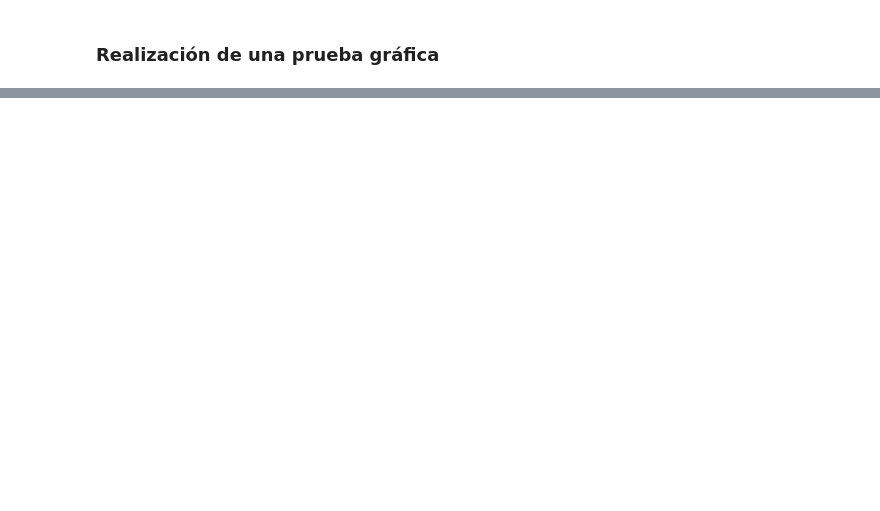
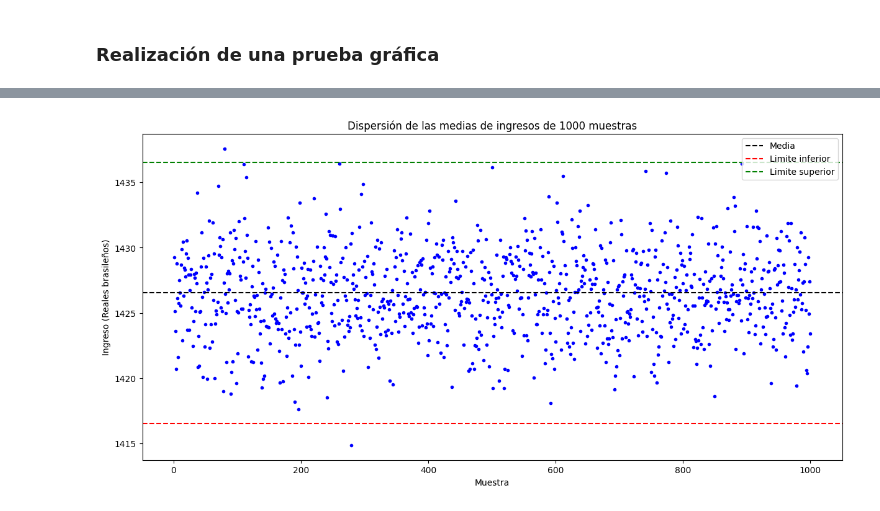
Before and after one commit to JLuceroVasquez/estadistica-con-python-probabilidad-y-muestreo, a Jupyter notebook: notebook-del-curso.ipynb, the cells around one changed output, grey strips where cells are left out. Saved outputs shown, nothing was run; the diff lists cells and outputs as text; code cells hidden in the pictures; blank space fills up the shorter version.

```diff
--- a/notebook-del-curso.ipynb
+++ b/notebook-del-curso.ipynb
@@ -1489,0 +1472,3 @@ Estamos estudiando **los ingresos mensuales de los jefes de hogar con ingresos d
+# %%
+media_ingresos_5000 = ingresos_5000.mean()
+"{:.2f}".format(media_ingresos_5000)
@@ -1489,0 +1477,3 @@ Estamos estudiando **los ingresos mensuales de los jefes de hogar con ingresos d
+# %%
+sigma_ingresos_5000 = ingresos_5000.std()
+"{:.2f}".format(sigma_ingresos_5000)
@@ -1492,2 +1494,5 @@ Estamos estudiando **los ingresos mensuales de los jefes de hogar con ingresos d
 # %% [markdown]
 ### Calcular el intervalo de confianza para la media
+# %%
+intervalo_confianza_ingresos_5000 = norm.interval(confidence=0.95, loc= media_ingresos_5000, scale=sigma_ingresos_5000/np.sqrt(muestra_ingresos_5000))
+"{:.2f}; {:.2f}".format(intervalo_confianza_ingresos_5000[0], intervalo_confianza_ingresos_5000[1])
@@ -1494,2 +1501,16 @@ Estamos estudiando **los ingresos mensuales de los jefes de hogar con ingresos d
 # %% [markdown]
 ### Realización de una prueba gráfica
+# %%
+#Se realiza una simulación de 1000 muestreos, de tamaño 45039.
+simulaciones = 1000
+
+'''
+Se crea una lista con las medias de las 1000 simulaciones, correspondiendo cada
+promedio a una muestra de tamaño 45039.
+'''
+muestras = [ingresos_5000.sample(n= muestra_ingresos_5000).mean() for i in range(simulaciones)]
+
+#Se crea un dataframe "muestras" con la lista de medias.
+#Se nombra la columna del df como "Medias", y se establece un índice que va de 1 a 1000.
+muestras = pd.DataFrame(data={"Medias":muestras}, index=range(1,simulaciones+1))
+muestras.head()
@@ -1495,0 +1524,23 @@ Estamos estudiando **los ingresos mensuales de los jefes de hogar con ingresos d
+# %%
+#Se crea un gráfico de dispersión, que marca en negro el promedio y en rojo los límites del intervalo de confianza al 95%
+
+#Se crea el lienzo y eje asignando ambos a variables.
+fig, ax = plt.subplots(figsize=(12,6), layout='constrained')
+
+#Se crea el diagrama de dispersión sobre el eje de Matplotlib.
+ax.scatter(x = muestras.index, y = muestras.Medias, c='blue', marker='.')
+
+#Se añaden las líneas horizontales: Muestra, intervalo superior e intervalo inferior.
+ax.axhline(y=media_ingresos_5000, xmin=0, xmax=1, color='black', linestyle='--', label='Media')
+ax.axhline(y=intervalo_confianza_ingresos_5000[0], xmin=0, xmax=1, color='red', linestyle='--', label='Limite inferior')
+ax.axhline(y=intervalo_confianza_ingresos_5000[1], xmin=0, xmax=1, color='green', linestyle='--', label='Limite superior')
+
+#Se personaliza el tamaño y ubicación de los textos con Maplotlib.
+ax.set_title('Dispersión de las medias de ingresos de 1000 muestras')
+ax.set_xlabel('Muestra')
+ax.set_ylabel('Ingreso (Reales brasileños)')
+ax.legend()
+
+plt.show()
+# %% [output]
+[figure, added]
```
Also changed, not shown: parts of 18 cells of this notebook.
